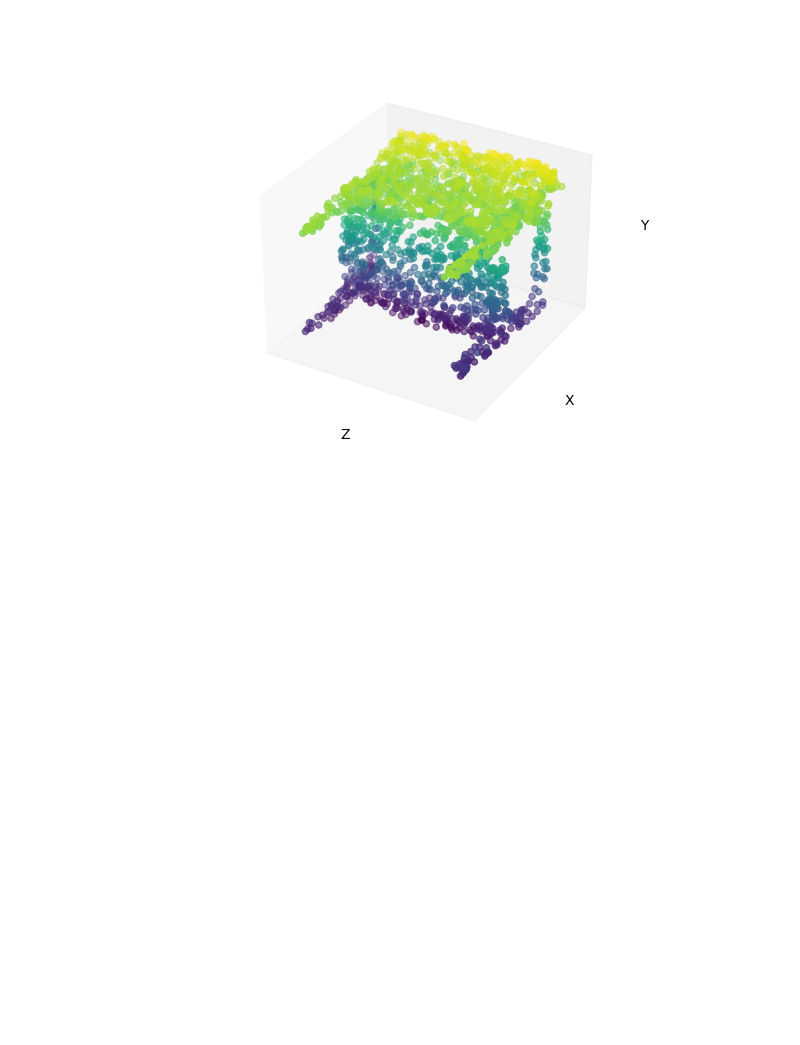
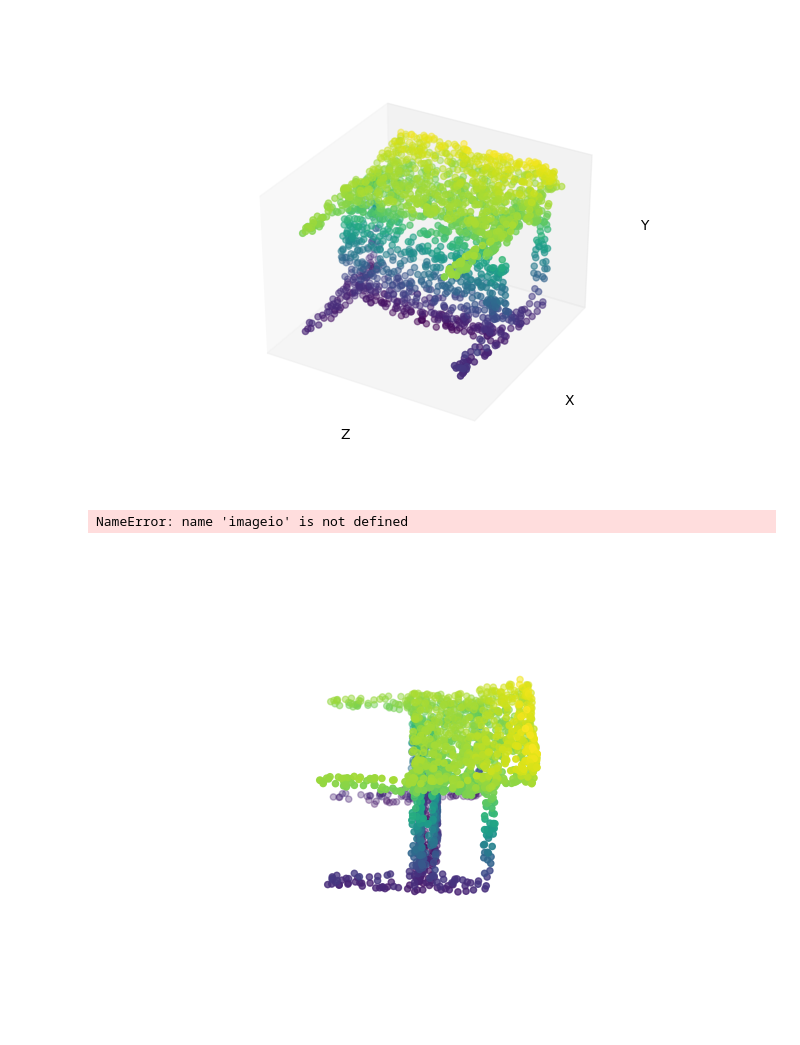
Before and after one commit to kristiyansakalyan/coarse-to-fine-shapes, a Jupyter notebook: patch_creation.ipynb, the cells around one changed output. Saved outputs shown, nothing was run; the diff lists cells and outputs as text; code cells hidden in the pictures; blank space fills up the shorter version.

```diff
--- a/patch_creation.ipynb
+++ b/patch_creation.ipynb
@@ -59,3 +60,36 @@ visualize_pointcloud(chair)
 [figure]
 # %%
 plt.savefig("chair.png")
+# %%
+point_cloud = chair
+# Setup plot
+fig = plt.figure()
+ax = fig.add_subplot(111, projection='3d')
+depth = point_cloud[:, 2]
+depth_colormap = plt.get_cmap('viridis')
+scatter = ax.scatter(point_cloud[:, 0], point_cloud[:, 1], point_cloud[:, 2], c=depth, cmap=depth_colormap)
+
+# Remove axis
+ax.set_xticks([])
+ax.set_yticks([])
+ax.set_zticks([])
+ax.axis('off')
+
+# Create frames
+frames = []
+for angle in range(0, 360, 2):  # Adjust range and step for different speed/number of frames
+    ax.view_init(30, angle)
+    filename = f"frame_{angle}.png"
+    plt.savefig(f"visuals/{filename}", bbox_inches='tight', pad_inches=0)
+    frames.append(imageio.imread(filename))
+
+# Create GIF
+imageio.mimsave('point_cloud_rotation.gif', frames, fps=20)
+
+# Optionally, remove individual frame files after creating the GIF
+import os
+for filename in frames:
+    os.remove(filename)
+# %% [output]
+NameError: name 'imageio' is not defined
+[figure, added]
```
Also changed, not shown: parts of 2 cells of this notebook, 1 other file.
